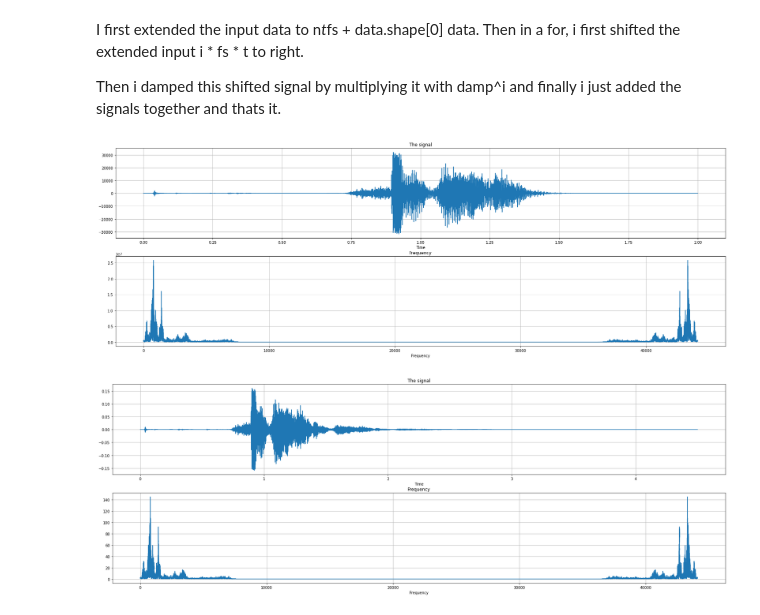
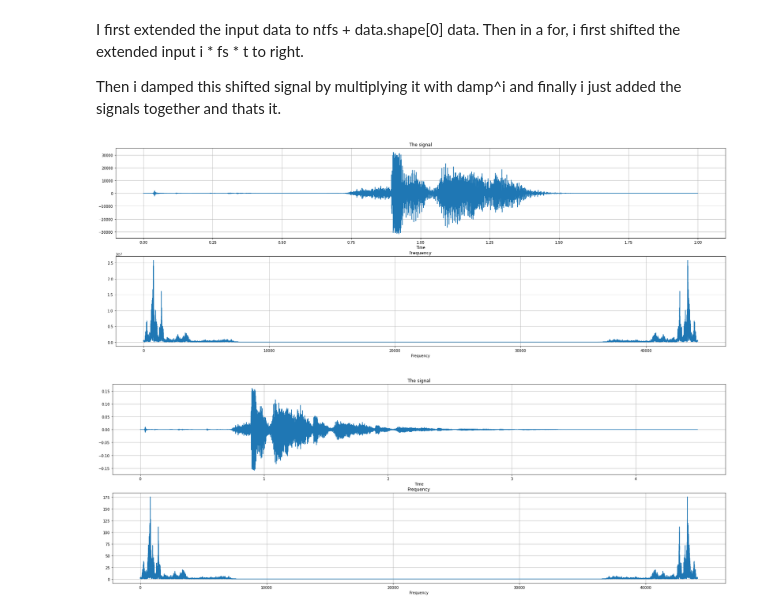
Before and after one commit to Amiroo23jf/Signals-Systems-Course-Project, a Jupyter notebook: Phase2/Part3.ipynb, the cells around one changed output. Cells and saved outputs as stored; diff of their text form; code cells hidden in the pictures.

```diff
--- a/Phase2/Part3.ipynb
+++ b/Phase2/Part3.ipynb
@@ -8,33 +8,6 @@ from scipy.io.wavfile import read, write
 from math import e
 
 class Music: # static class for music I/O standard
-
-    @staticmethod
-    def plotter(x=None, y=None, title="", xlabel="", ylabel="", figsize=(20, 12), subplt=(1, 1, 1)):
-        """
-            East plotter
-        """
-        if x is None:
-            x = np.arange(y.shape[0])
-        plt.figure(figsize=figsize)
-        plt.subplot(subplt)
-        plt.plot(x, y)
-
-        plt.title(title)
-        plt.xlabel(xlabel)
-        plt.ylabel(ylabel)
-        plt.show()
-        return
-
-    @staticmethod
-    def frequencies(x, fs):
-        """
-            Audio vector to frequencies with FFT ratio
-        """
-        Fd = np.fft.fft(x)
-        Fx = np.linspace(0, 1, max(x.shape))*fs
-        return Fd, Fx
-
     @staticmethod
     def read_mp3(filename, normalized=False):
         """
@@ -117,7 +90,7 @@ def echosound(filename, output_filename, n, t, damp = 0.5):
     Music.write_mp3(output_filename, fs, output, True)
     return fs, output
 # %%
-fs, output = echosound('musics/echo_before.mp3', 'musics/echo_after.mp3', 5, 0.5, 0.15)
+fs, output = echosound('musics/echo_before.mp3', 'musics/echo_after.mp3', 5, 0.5, 0.3)
 # %% [output]
 [figure]
-[figure, old version]
+[figure, new version]
```
Also changed, not shown: 1 other file.
